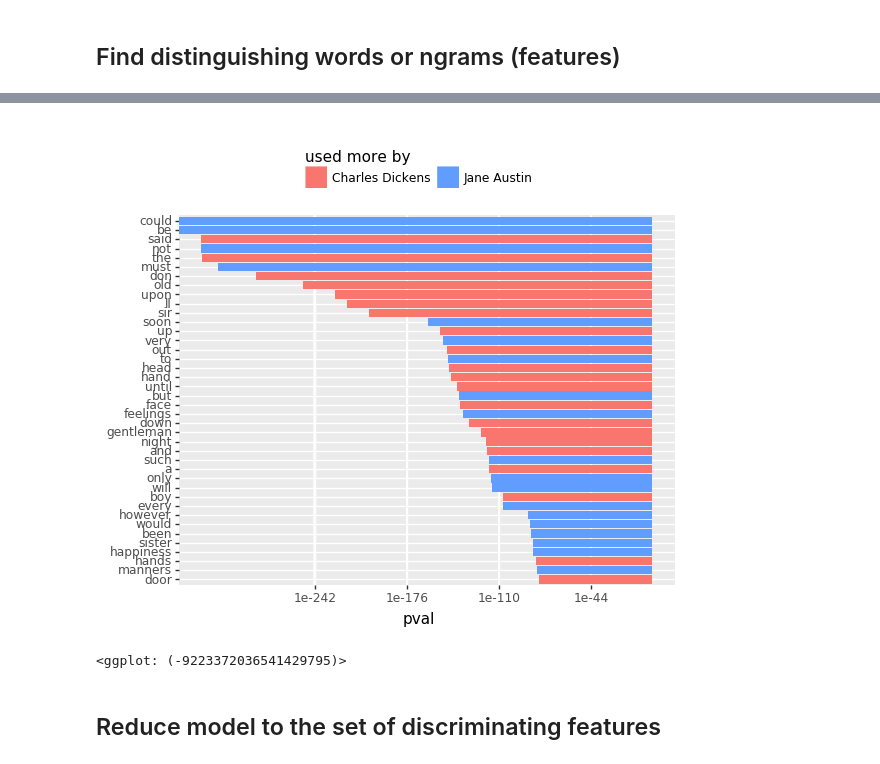
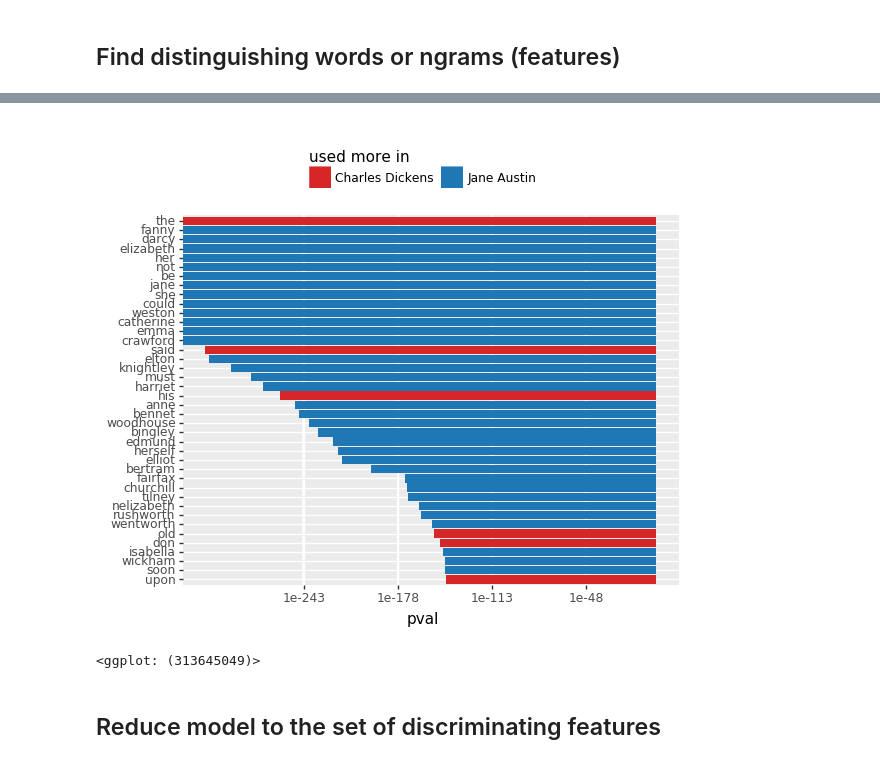
Before and after one commit to alonkipnis/AuthAttLib, a Jupyter notebook: Examples/AuthorshipAttribution_example.ipynb, the cells around one changed output, grey strips where cells are left out. Cells and saved outputs as stored; diff of their text form; code cells hidden in the pictures.

````diff
--- a/Examples/AuthorshipAttribution_example.ipynb
+++ b/Examples/AuthorshipAttribution_example.ipynb
@@ -49,7 +48,7 @@ data = pd.concat([clean_text(Dickens_corpus),
 def remove_POS(text) :
     try :
         tx = remove_parts_of_speach(text,
-                        to_remove = ('NNP','NNPS','PRP','PRP$','CD'),
+                        to_remove = ('NNP','NNPS','CD'),
                         lemmatize = False)
     # 'NNP'-- proper noun, singluar
     # 'NNPS' -- proper noun, plural
@@ -69,7 +68,6 @@ data.loc[:,'text'] = data.text.apply(remove_POS)
 model = AuthorshipAttributionMulti(data,
                         vocab_size = 3000, # number of features
                         words_to_ignore = ['?','.',',',':',';','!','-','"','(',')','``','```','`'],
-                        stbl = False, # type of HC statistic
                         ngram_range = (1,1), # how many ngram to use
                         )
 # %% [output]
@@ -98,12 +112,12 @@ print(p)
 # %%
 df_pv = model.two_author_test('Charles Dickens','Jane Austin', )
 
-df_desc = df_pv[~np.isnan(df_pv.z)].rename(columns = {'feat':'term'}).sort_values('pval')
-p = plot_col(df_desc.head(40), value = 'pval', sign='z', wrt_authors=('Charles Dickens','Jane Austin'))
+df_desc = df_pv[df_pv.thresh].rename(columns = {'feat':'term'}).sort_values('pval')
+p = plot_col(df_desc.head(40), value = 'pval', sign='sign', wrt_authors=('Charles Dickens','Jane Austin'))
 print(p)
 # %% [output]
-[figure, old version]
+[figure, new version]
-<ggplot: (-9223372036541429795)>
+<ggplot: (313645049)>
 # %% [markdown]
 <H2>Reduce model to the set of discriminating features</H2>
 # %%
````
Also changed, not shown: parts of 9 cells of this notebook, 1 other file.
